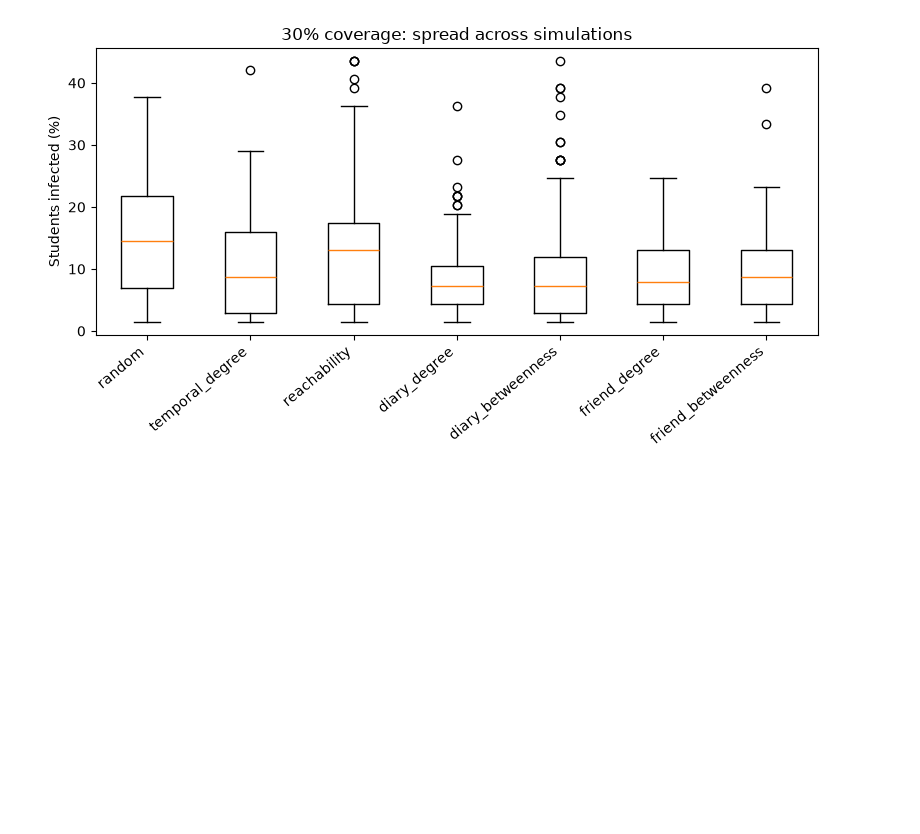
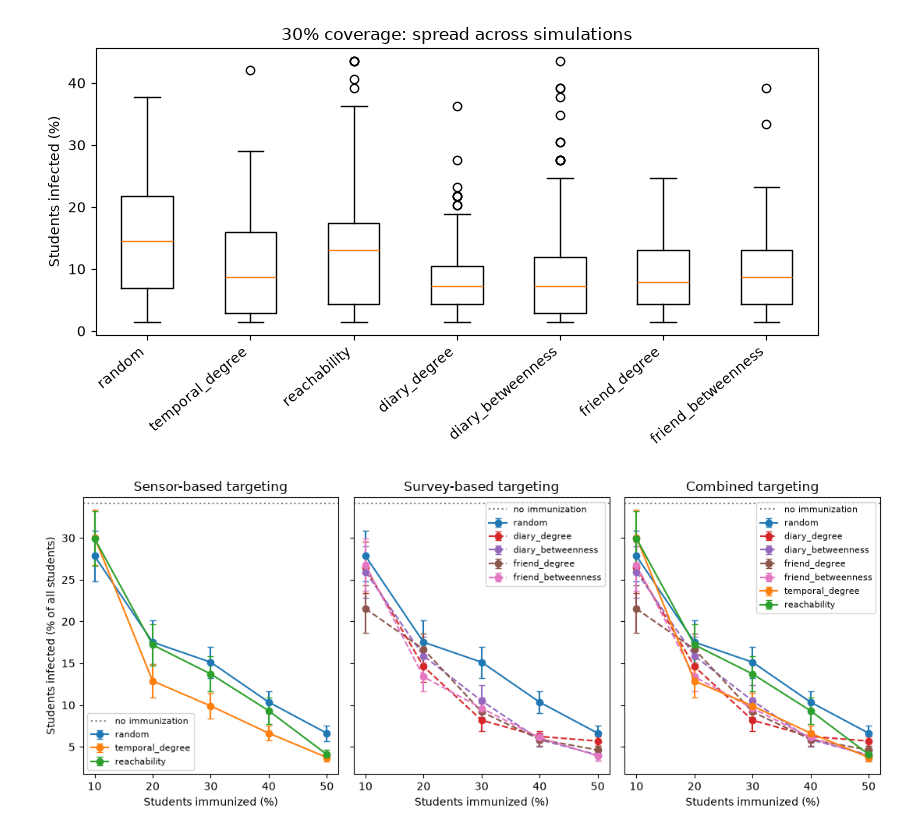
Before and after one commit to gabbyzupan/Project-Repository, a Jupyter notebook: Code/11-11-2026_code006.ipynb, the cells around one changed output. Cells and saved outputs as stored; diff of their text form; code cells hidden in the pictures; blank space fills up the shorter version.

Commit message:
add a figure

```diff
--- a/Code/11-11-2026_code006.ipynb
+++ b/Code/11-11-2026_code006.ipynb
@@ -501,3 +501,31 @@ plt.tight_layout(); plt.savefig("figures/fig4_distribution.png", dpi=300); plt.s
 [figure]
 [figure]
 [figure]
+# %%
+# this plots outbreak size by strategy (left: sensor-based, right: survey-based)
+# creating two subplots right next to eachother
+fig, axes = plt.subplots(1, 3, figsize=(11, 4.5), sharey=True)
+# iterate over the sensor strategies and plot them on the appropriate subplot, which is axes[0], specifying the left column for sensor-based strategies
+for strat in ["random", "temporal_degree", "reachability"]:
+    line(axes[0], strat)
+# iterate over the survey based strategies and plot them on the appropriate subplot, which is axes[1], specifying the right column for survey-based strategies
+for strat in ["random", "diary_degree", "diary_betweenness", "friend_degree", "friend_betweenness"]:
+    line(axes[1], strat, ls="--" if strat.startswith(("diary", "friend")) else "-")
+
+
+for strat in ["random", "diary_degree", "diary_betweenness", "friend_degree", "friend_betweenness","temporal_degree", "reachability"]:
+    line(axes[2], strat, ls="--" if strat.startswith(("diary", "friend")) else "-")
+
+
+# add an appropriate title to each subplot
+for ax, title in zip(axes, ["Sensor-based targeting", "Survey-based targeting", "Combined targeting"]):
+    # add a horizontal line indicating the baseline outbreak size with no immunization
+    ax.axhline(base_pct, ls=":", color="gray", label="no immunization")
+    # set the title, x-axis label, and legend for each subplot
+    ax.set_title(title); ax.set_xlabel("Students immunized (%)"); ax.legend(fontsize=8)
+# set the y-axis label, which is the same for both plots
+axes[0].set_ylabel("Students infected (% of all students)")
+# save the figure
+plt.tight_layout(); plt.savefig("figures/fig1_outbreak_size.png", dpi=300); plt.show()
+# %% [output]
+[figure, added]
```
Also changed, not shown: 1 other file.
